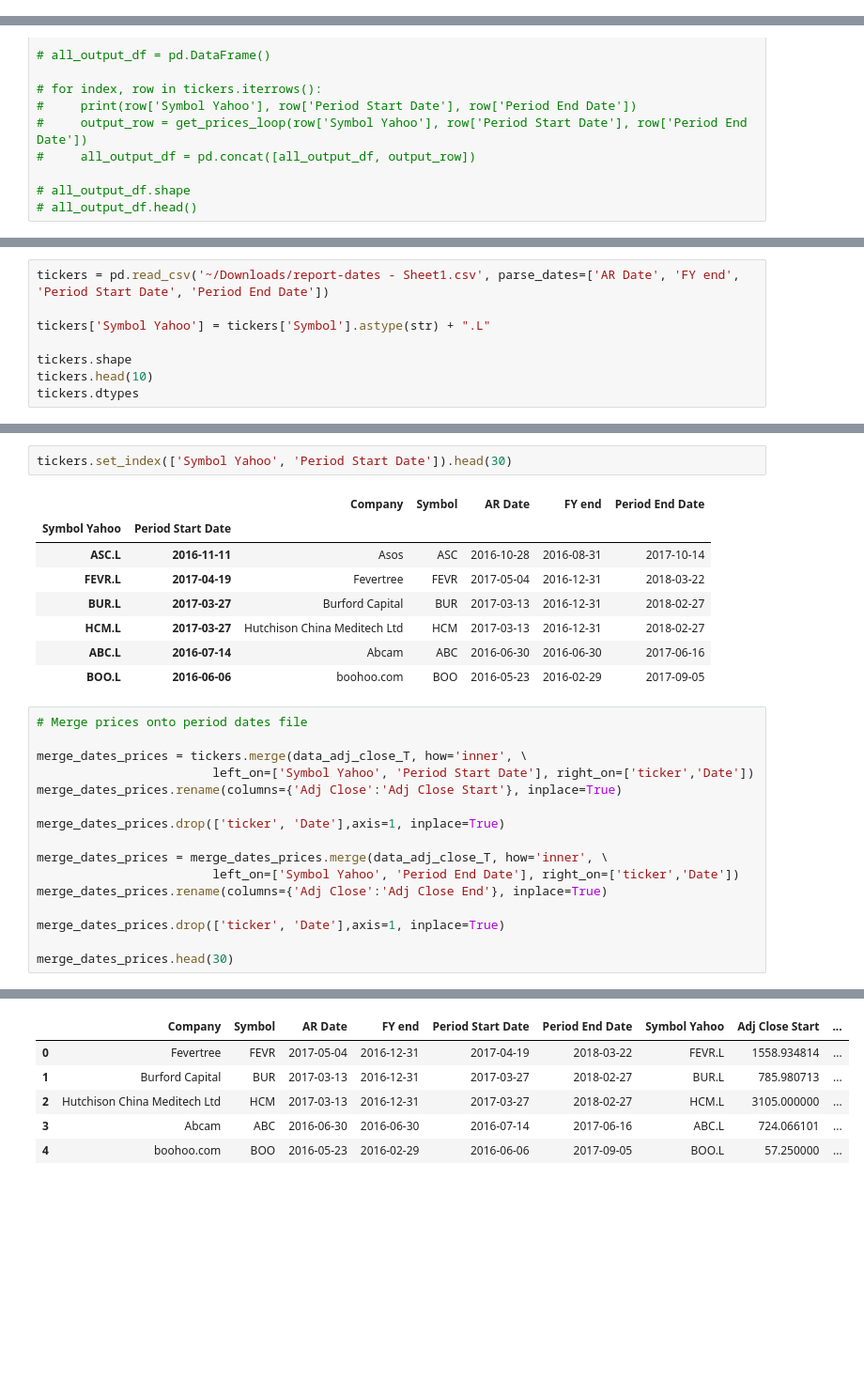
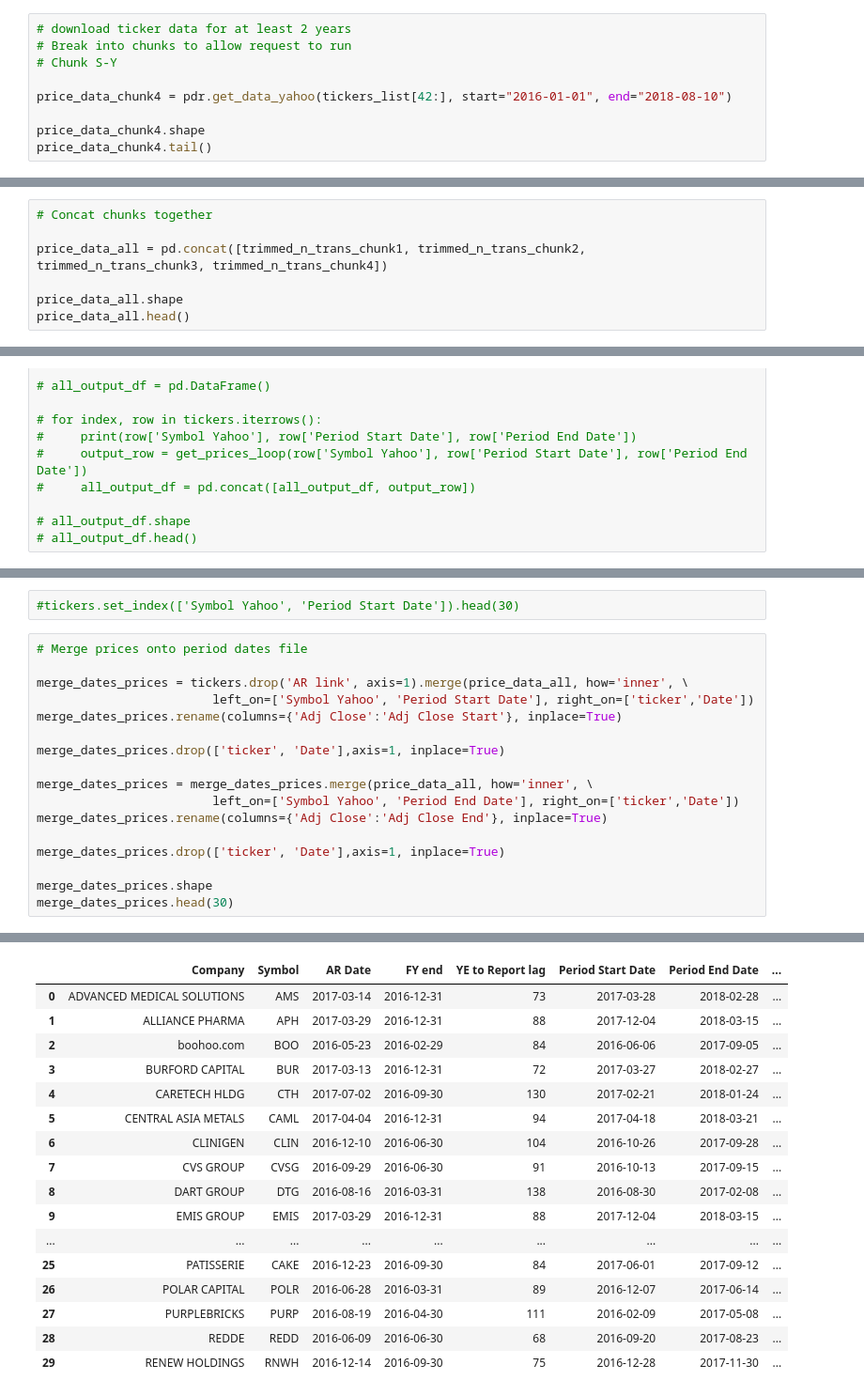
Before and after one commit to rothwellstuart/coreports, a Jupyter notebook: price-api-v1-1.ipynb, the cells around one changed output, grey strips where cells are left out. Shown at 94% size. Drawn from its saved outputs; the diff is of its cells as text; blank space fills up the shorter version.

```diff
--- a/price-api-v1-1.ipynb
+++ b/price-api-v1-1.ipynb
@@ -53,0 +181,9 @@ data_fix2.tail()
+# %%
+# download ticker data for at least 2 years
+# Break into chunks to allow request to run
+# Chunk S-Y
+
+price_data_chunk4 = pdr.get_data_yahoo(tickers_list[42:], start="2016-01-01", end="2018-08-10")
+
+price_data_chunk4.shape
+price_data_chunk4.tail()
@@ -53,0 +271,7 @@ data_fix2.tail()
+# %%
+# Concat chunks together
+
+price_data_all = pd.concat([trimmed_n_trans_chunk1, trimmed_n_trans_chunk2, trimmed_n_trans_chunk3, trimmed_n_trans_chunk4])
+
+price_data_all.shape
+price_data_all.head()
@@ -199,8 +401,0 @@ array(['level_0', 'Date', 0], dtype=object)
-# %%
-tickers = pd.read_csv('~/Downloads/report-dates - Sheet1.csv', parse_dates=['AR Date', 'FY end', 'Period Start Date', 'Period End Date'])
-
-tickers['Symbol Yahoo'] = tickers['Symbol'].astype(str) + ".L"
-
-tickers.shape
-tickers.head(10)
-tickers.dtypes
@@ -224,28 +404,20 @@ dtype: object
 # %%
-tickers.set_index(['Symbol Yahoo', 'Period Start Date']).head(30)
+#tickers.set_index(['Symbol Yahoo', 'Period Start Date']).head(30)
-# %% [output]
-|  |  | Company | Symbol | AR Date | FY end | Period End Date |
-| Symbol Yahoo | Period Start Date |  |  |  |  |  |
-| ASC.L | 2016-11-11 | Asos | ASC | 2016-10-28 | 2016-08-31 | 2017-10-14 |
-| FEVR.L | 2017-04-19 | Fevertree | FEVR | 2017-05-04 | 2016-12-31 | 2018-03-22 |
-| BUR.L | 2017-03-27 | Burford Capital | BUR | 2017-03-13 | 2016-12-31 | 2018-02-27 |
-| HCM.L | 2017-03-27 | Hutchison China Meditech Ltd | HCM | 2017-03-13 | 2016-12-31 | 2018-02-27 |
-| ABC.L | 2016-07-14 | Abcam | ABC | 2016-06-30 | 2016-06-30 | 2017-06-16 |
-| BOO.L | 2016-06-06 | boohoo.com | BOO | 2016-05-23 | 2016-02-29 | 2017-09-05 |
 # %%
 # Merge prices onto period dates file
 
-merge_dates_prices = tickers.merge(data_adj_close_T, how='inner', \
+merge_dates_prices = tickers.drop('AR link', axis=1).merge(price_data_all, how='inner', \
                         left_on=['Symbol Yahoo', 'Period Start Date'], right_on=['ticker','Date'])
 merge_dates_prices.rename(columns={'Adj Close':'Adj Close Start'}, inplace=True)
 
 merge_dates_prices.drop(['ticker', 'Date'],axis=1, inplace=True)
 
-merge_dates_prices = merge_dates_prices.merge(data_adj_close_T, how='inner', \
+merge_dates_prices = merge_dates_prices.merge(price_data_all, how='inner', \
                         left_on=['Symbol Yahoo', 'Period End Date'], right_on=['ticker','Date'])
 merge_dates_prices.rename(columns={'Adj Close':'Adj Close End'}, inplace=True)
 
 merge_dates_prices.drop(['ticker', 'Date'],axis=1, inplace=True)
 
+merge_dates_prices.shape
 merge_dates_prices.head(30)
 # %% [output]
@@ -252,9 +425,20 @@ merge_dates_prices.head(30)
-|  | Company | Symbol | AR Date | FY end | Period Start Date | Period End Date | Symbol Yahoo | Adj Close Start | ... |
-| 0 | Fevertree | FEVR | 2017-05-04 | 2016-12-31 | 2017-04-19 | 2018-03-22 | FEVR.L | 1558.934814 | ... |
-| 1 | Burford Capital | BUR | 2017-03-13 | 2016-12-31 | 2017-03-27 | 2018-02-27 | BUR.L | 785.980713 | ... |
-| 2 | Hutchison China Meditech Ltd | HCM | 2017-03-13 | 2016-12-31 | 2017-03-27 | 2018-02-27 | HCM.L | 3105.000000 | ... |
-| 3 | Abcam | ABC | 2016-06-30 | 2016-06-30 | 2016-07-14 | 2017-06-16 | ABC.L | 724.066101 | ... |
-| 4 | boohoo.com | BOO | 2016-05-23 | 2016-02-29 | 2016-06-06 | 2017-09-05 | BOO.L | 57.250000 | ... |
+|  | Company | Symbol | AR Date | FY end | YE to Report lag | Period Start Date | Period End Date | ... |
+| 0 | ADVANCED MEDICAL SOLUTIONS | AMS | 2017-03-14 | 2016-12-31 | 73 | 2017-03-28 | 2018-02-28 | ... |
+| 1 | ALLIANCE PHARMA | APH | 2017-03-29 | 2016-12-31 | 88 | 2017-12-04 | 2018-03-15 | ... |
+| 2 | boohoo.com | BOO | 2016-05-23 | 2016-02-29 | 84 | 2016-06-06 | 2017-09-05 | ... |
+| 3 | BURFORD CAPITAL | BUR | 2017-03-13 | 2016-12-31 | 72 | 2017-03-27 | 2018-02-27 | ... |
+| 4 | CARETECH HLDG | CTH | 2017-07-02 | 2016-09-30 | 130 | 2017-02-21 | 2018-01-24 | ... |
+| 5 | CENTRAL ASIA METALS | CAML | 2017-04-04 | 2016-12-31 | 94 | 2017-04-18 | 2018-03-21 | ... |
+| 6 | CLINIGEN | CLIN | 2016-12-10 | 2016-06-30 | 104 | 2016-10-26 | 2017-09-28 | ... |
+| 7 | CVS GROUP | CVSG | 2016-09-29 | 2016-06-30 | 91 | 2016-10-13 | 2017-09-15 | ... |
+| 8 | DART GROUP | DTG | 2016-08-16 | 2016-03-31 | 138 | 2016-08-30 | 2017-02-08 | ... |
+| 9 | EMIS GROUP | EMIS | 2017-03-29 | 2016-12-31 | 88 | 2017-12-04 | 2018-03-15 | ... |
+| ... | ... | ... | ... | ... | ... | ... | ... | ... |
+| 25 | PATISSERIE | CAKE | 2016-12-23 | 2016-09-30 | 84 | 2017-06-01 | 2017-09-12 | ... |
+| 26 | POLAR CAPITAL | POLR | 2016-06-28 | 2016-03-31 | 89 | 2016-12-07 | 2017-06-14 | ... |
+| 27 | PURPLEBRICKS | PURP | 2016-08-19 | 2016-04-30 | 111 | 2016-02-09 | 2017-05-08 | ... |
+| 28 | REDDE | REDD | 2016-06-09 | 2016-06-30 | 68 | 2016-09-20 | 2017-08-23 | ... |
+| 29 | RENEW HOLDINGS | RNWH | 2016-12-14 | 2016-09-30 | 75 | 2016-12-28 | 2017-11-30 | ... |
 # %%
 # Calc returns
 
```
Also changed, not shown: parts of 43 cells of this notebook.
